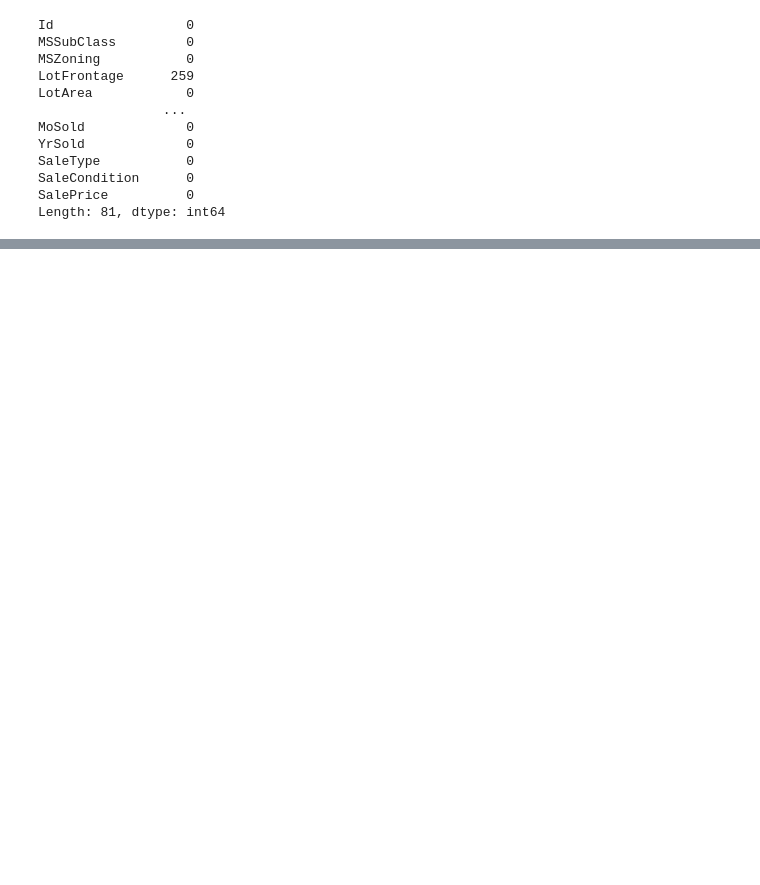
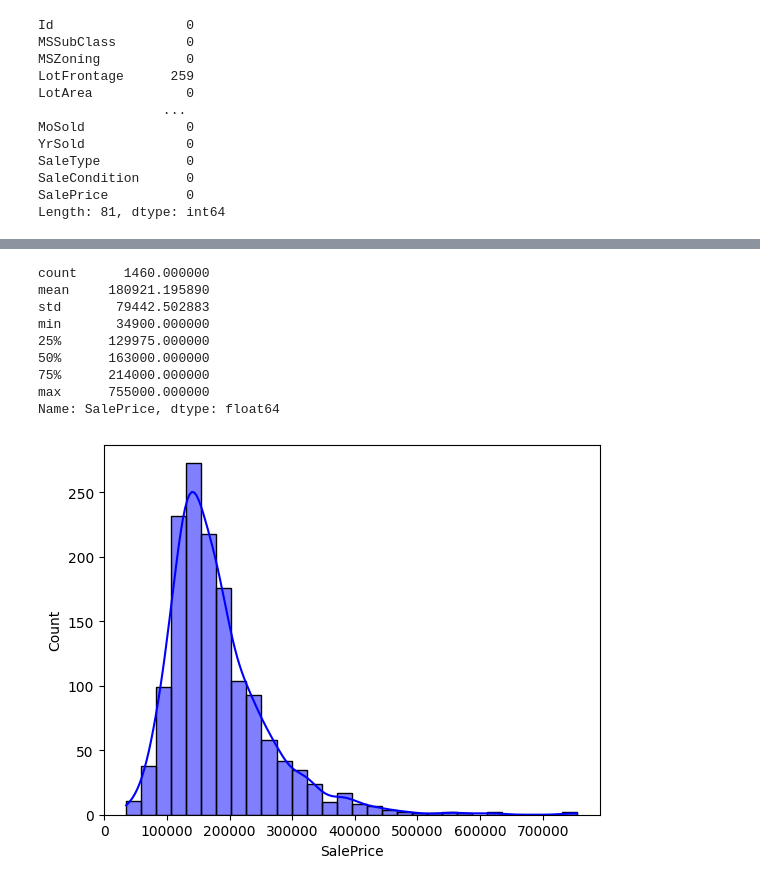
Before and after one commit to Ankush1252/House-Price-Prediction, a Jupyter notebook: Main/EDA.ipynb, the cells around one changed output, grey strips where cells are left out. Saved outputs shown, nothing was run; the diff lists cells and outputs as text; code cells hidden in the pictures; blank space fills up the shorter version.

```diff
--- a/Main/EDA.ipynb
+++ b/Main/EDA.ipynb
@@ -89,0 +154,21 @@ Length: 81, dtype: int64
+# %%
+# Univariate analysis
+
+def analyze_target(data,target):
+
+    print(data[target].describe())
+    sns.histplot(data[target],kde=True,color='blue',bins=30)
+    plt.show()
+# %%
+analyze_target(df,'SalePrice')
+# %% [output]
+count      1460.000000
+mean     180921.195890
+std       79442.502883
+min       34900.000000
+25%      129975.000000
+50%      163000.000000
+75%      214000.000000
+max      755000.000000
+Name: SalePrice, dtype: float64
+[figure, added]
```
Also changed, not shown: parts of 15 cells of this notebook.
